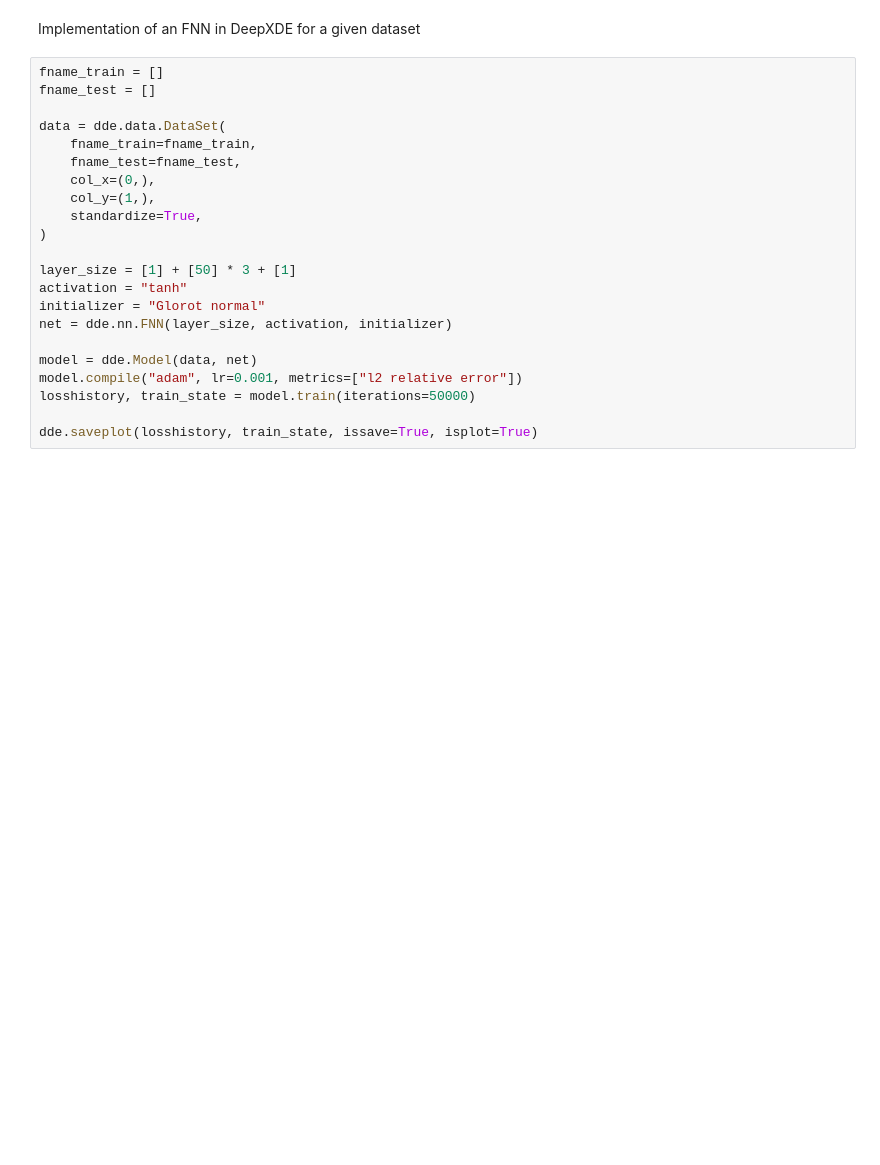
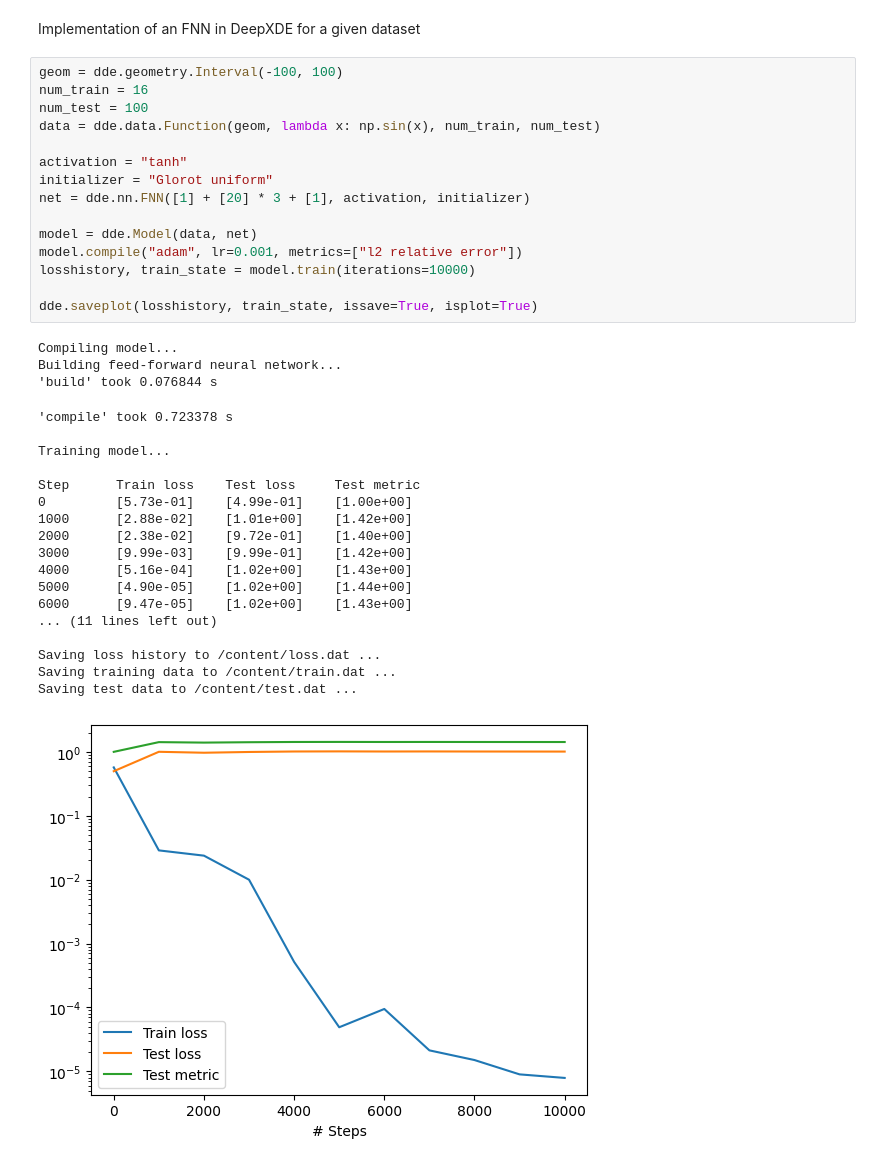
Before and after one commit to LuigiElo/DL-PINNs, a Jupyter notebook: main.ipynb, the cells around one changed output. Cells and saved outputs as stored; diff of their text form; blank space fills up the shorter version.

```diff
--- a/main.ipynb
+++ b/main.ipynb
@@ -157,24 +87,39 @@ Saving test data to /content/test.dat ...
 # %% [markdown]
 Implementation of an FNN in DeepXDE for a given dataset
 # %%
-fname_train = []
-fname_test = []
+geom = dde.geometry.Interval(-100, 100)
+num_train = 16
+num_test = 100
+data = dde.data.Function(geom, lambda x: np.sin(x), num_train, num_test)
 
-data = dde.data.DataSet(
-    fname_train=fname_train,
-    fname_test=fname_test,
-    col_x=(0,),
-    col_y=(1,),
-    standardize=True,
-)
-
-layer_size = [1] + [50] * 3 + [1]
 activation = "tanh"
-initializer = "Glorot normal"
-net = dde.nn.FNN(layer_size, activation, initializer)
+initializer = "Glorot uniform"
+net = dde.nn.FNN([1] + [20] * 3 + [1], activation, initializer)
 
 model = dde.Model(data, net)
 model.compile("adam", lr=0.001, metrics=["l2 relative error"])
-losshistory, train_state = model.train(iterations=50000)
+losshistory, train_state = model.train(iterations=10000)
 
 dde.saveplot(losshistory, train_state, issave=True, isplot=True)
+# %% [output]
+Compiling model...
+Building feed-forward neural network...
+'build' took 0.076844 s
+'compile' took 0.723378 s
+
+Training model...
+
+Step      Train loss    Test loss     Test metric
+0         [5.73e-01]    [4.99e-01]    [1.00e+00]
+1000      [2.88e-02]    [1.01e+00]    [1.42e+00]
+2000      [2.38e-02]    [9.72e-01]    [1.40e+00]
+3000      [9.99e-03]    [9.99e-01]    [1.42e+00]
+4000      [5.16e-04]    [1.02e+00]    [1.43e+00]
+5000      [4.90e-05]    [1.02e+00]    [1.44e+00]
+6000      [9.47e-05]    [1.02e+00]    [1.43e+00]
+... (11 lines left out)
+
+Saving loss history to /content/loss.dat ...
+Saving training data to /content/train.dat ...
+Saving test data to /content/test.dat ...
+[figure, added]
```
Also changed, not shown: parts of 11 cells of this notebook.
